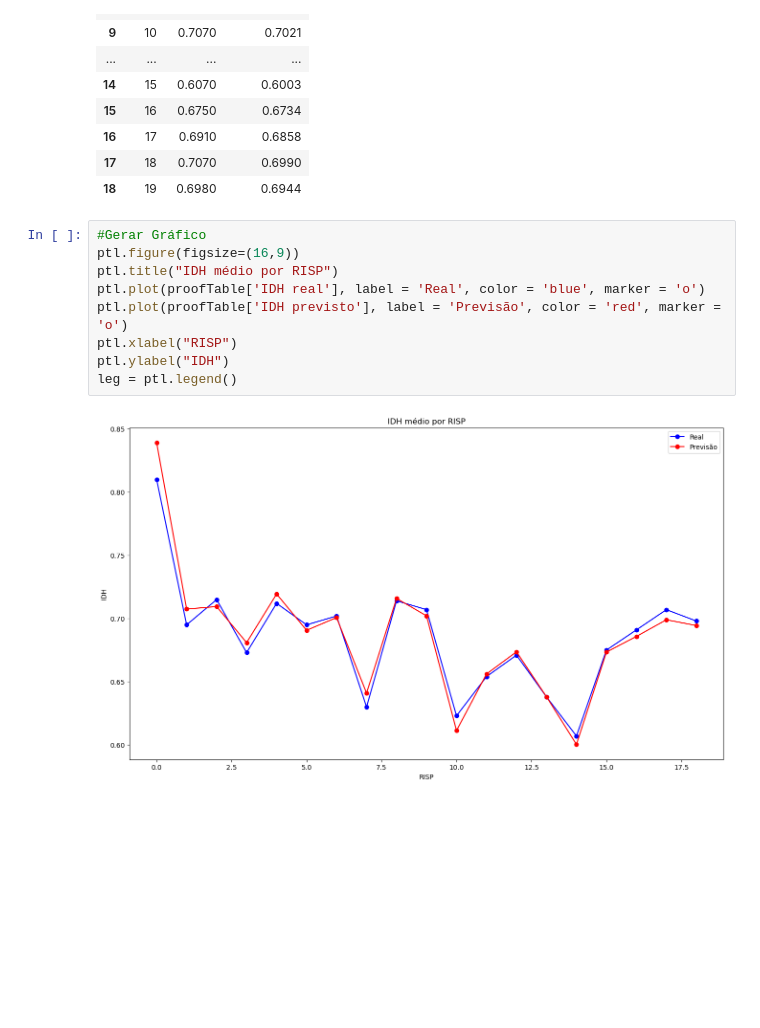
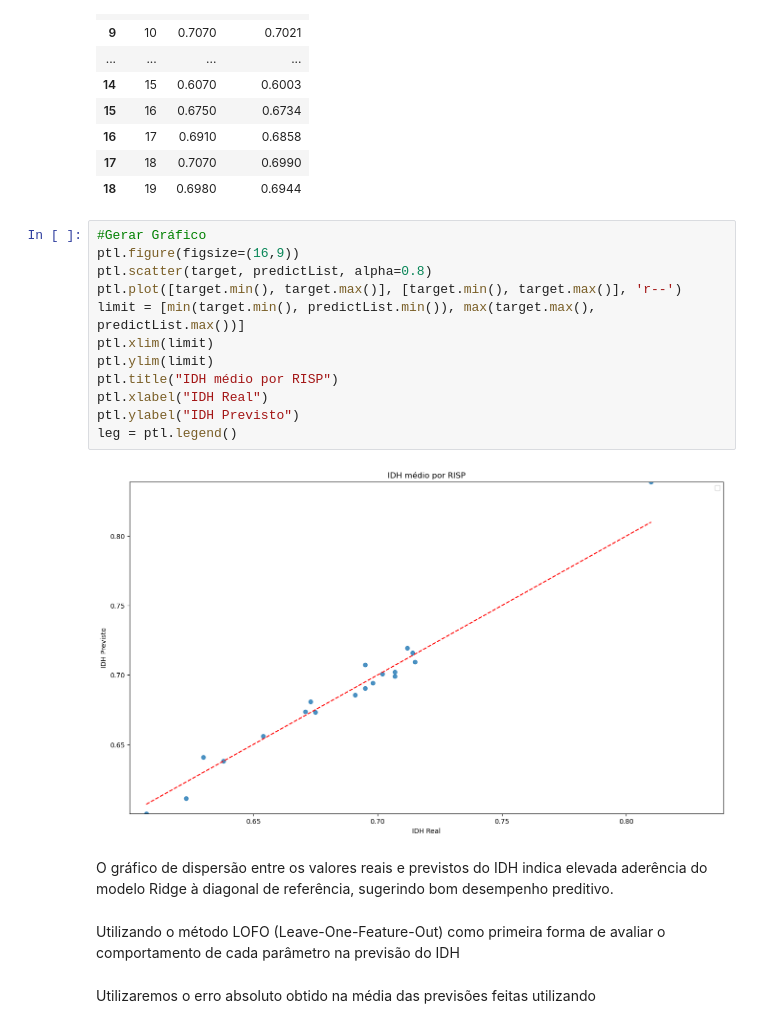
Before and after one commit to jvrezendem/Modelo-Preditivo-Socioecon-mico, a Jupyter notebook: notebooks/modeloPreditivo.ipynb, the cells around one changed output. Drawn from its saved outputs; the diff is of its cells as text; blank space fills up the shorter version.

```diff
--- a/notebooks/modeloPreditivo.ipynb
+++ b/notebooks/modeloPreditivo.ipynb
@@ -461,11 +461,20 @@ proofTable
 # %%
 #Gerar Gráfico
 ptl.figure(figsize=(16,9))
+ptl.scatter(target, predictList, alpha=0.8)
+ptl.plot([target.min(), target.max()], [target.min(), target.max()], 'r--')
+limit = [min(target.min(), predictList.min()), max(target.max(), predictList.max())]
+ptl.xlim(limit)
+ptl.ylim(limit)
 ptl.title("IDH médio por RISP")
-ptl.plot(proofTable['IDH real'], label = 'Real', color = 'blue', marker = 'o')
-ptl.plot(proofTable['IDH previsto'], label = 'Previsão', color = 'red', marker = 'o')
-ptl.xlabel("RISP")
-ptl.ylabel("IDH")
+ptl.xlabel("IDH Real")
+ptl.ylabel("IDH Previsto")
 leg = ptl.legend()
 # %% [output]
-[figure, old version]
+[figure, new version]
+# %% [markdown]
+O gráfico de dispersão entre os valores reais e previstos do IDH indica elevada aderência do modelo Ridge à diagonal de referência, sugerindo bom desempenho preditivo.
+# %% [markdown]
+Utilizando o método LOFO (Leave-One-Feature-Out) como primeira forma de avaliar o comportamento de cada parâmetro na previsão do IDH
+# %% [markdown]
+Utilizaremos o erro absoluto obtido na média das previsões feitas utilizando
```
Also changed, not shown: parts of 4 cells of this notebook.
